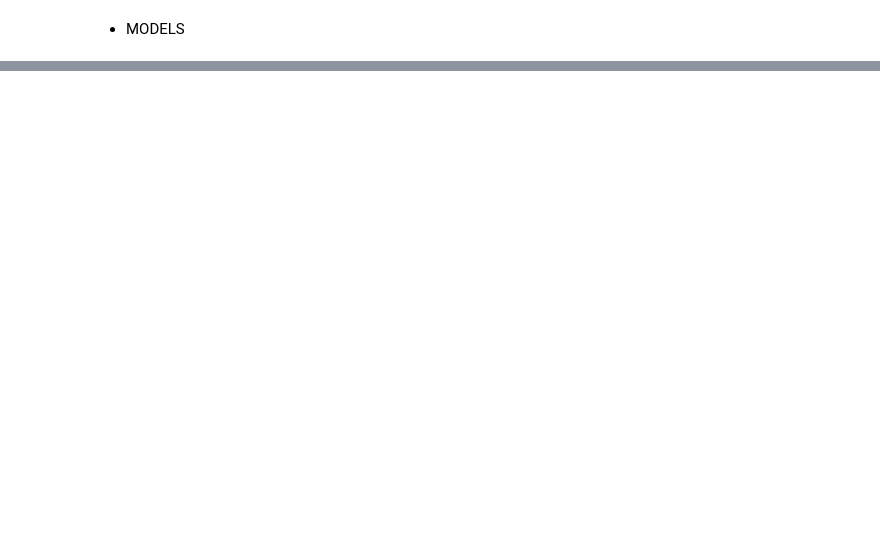
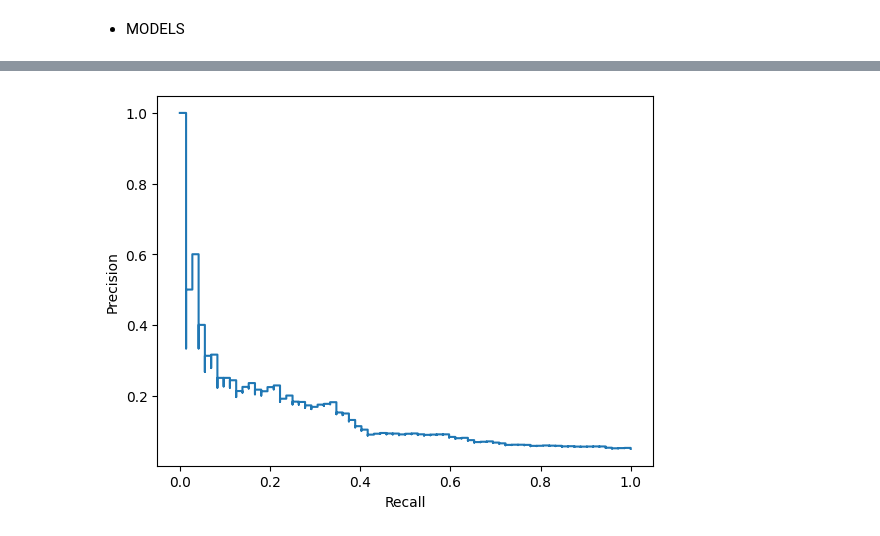
Before and after one commit to belenareal/machine_learning_projects, a Jupyter notebook: stroke_prediction_dataset/model.ipynb, the cells around one changed output, grey strips where cells are left out. Drawn from its saved outputs; the diff is of its cells as text; code cells hidden in the pictures; blank space fills up the shorter version.

```diff
--- a/stroke_prediction_dataset/model.ipynb
+++ b/stroke_prediction_dataset/model.ipynb
@@ -29,2 +52,2 @@ from sklearn.linear_model import Lasso, Ridge
 # %%
-df = pd.read_csv('data/data_numeric.csv')
+df = pd.read_csv('data/data_numbers_dummis.csv')
@@ -30,0 +68,3 @@ df = pd.read_csv('data/data_numeric.csv')
+# %%
+X = df.drop('stroke', axis=1)
+y = df['stroke']
@@ -30,0 +75,2 @@ df = pd.read_csv('data/data_numeric.csv')
+# %%
+X_train, X_test, y_train, y_test = train_test_split(X, y, test_size=0.30, random_state=42)
@@ -30,0 +94,12 @@ df = pd.read_csv('data/data_numeric.csv')
+# %%
+Logistic = LogisticRegression()
+Logistic.fit(X_train, y_train)
+
+y_pred_Logistic = Logistic.predict_proba(X_test)[:,1]
+
+precision, recall, _ = precision_recall_curve(y_test, y_pred_Logistic)
+disp = PrecisionRecallDisplay(precision=precision, recall=recall)
+disp.plot()
+plt.show()
+# %% [output]
+[figure, added]
```
Also changed, not shown: parts of 15 cells of this notebook, 3 other files.
